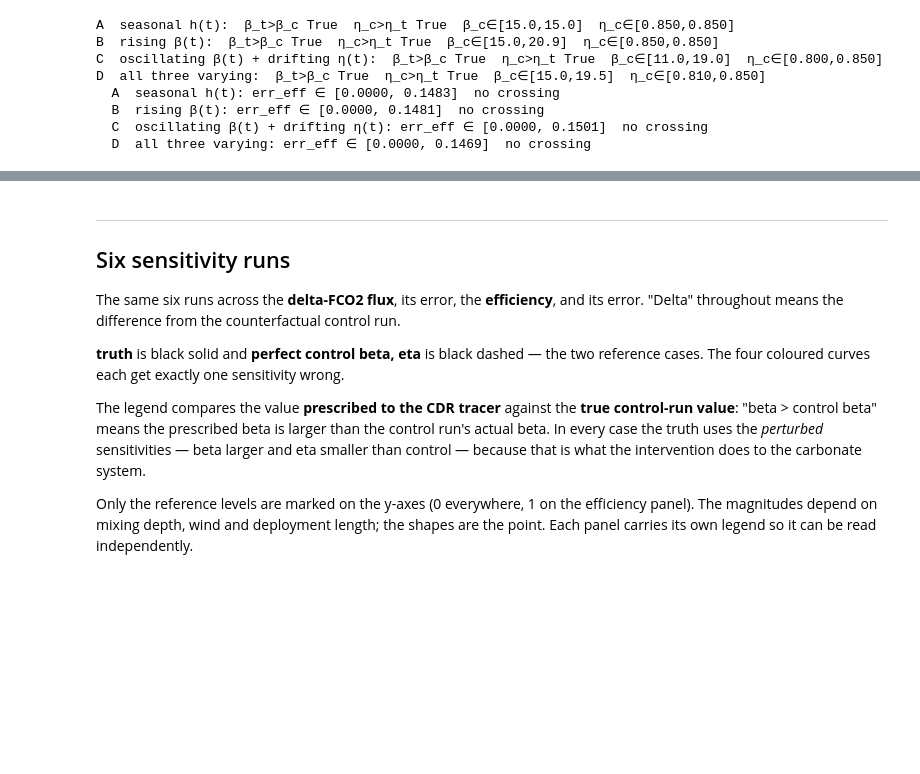
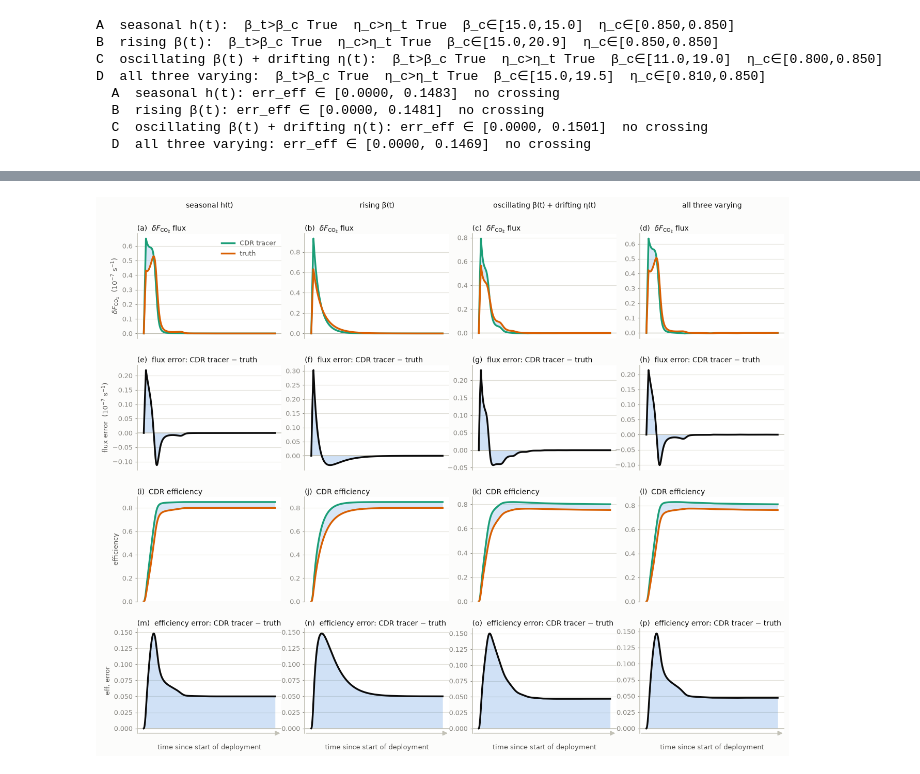
Before and after one commit to NoraLoose/CDR-Tracer-Paper, a Jupyter notebook: cesm/efficiency_box_model.ipynb, the cells around one changed output, grey strips where cells are left out. Cells and saved outputs as stored; diff of their text form; code cells hidden in the pictures; blank space fills up the shorter version.

```diff
--- a/cesm/efficiency_box_model.ipynb
+++ b/cesm/efficiency_box_model.ipynb
@@ -515,53 +516,33 @@ for col, (title, cv) in enumerate(zip(case_labels, case_curves)):
         elif row == 1: # ── flux error ─────────────────────────────────────────
             ax.fill_between(td, 0, fe, alpha=0.22, color=CDR, lw=0, zorder=2)
             ax.plot(td, fe, color=INK, lw=2.5, zorder=4)
             ax.axhline(0, color=AXIS, lw=1.2, zorder=3)
 
         elif row == 2: # ── efficiency ─────────────────────────────────────────
             ax.plot(td, C_c, color=C_COL, lw=2.5, zorder=4)
             ax.plot(td, C_t, color=T_COL, lw=2.5, zorder=4)
             ax.fill_between(td, C_t, C_c,
                             where=C_c >= C_t, alpha=0.18, color=CDR, lw=0, zorder=2)
             ax.set_ylim(0, None)
 
         else:          # ── efficiency error ───────────────────────────────────
             ax.fill_between(td, 0, ee, alpha=0.22, color=CDR, lw=0, zorder=2)
             ax.plot(td, ee, color=INK, lw=2.5, zorder=4)
             ax.axhline(0, color=AXIS, lw=1.2, zorder=3)
 
         if col == 0:
             ax.set_ylabel(ROW_YLABS[row], color=INK2, fontsize=9.5)
 
 # ── column headers above first row ────────────────────────────────────────────
 col_titles = [t.split('  ', 1)[1] for t, _ in CASES]   # strip "A  " prefix
 for col, col_title in enumerate(col_titles):
     axs[0, col].annotate(col_title,
                          xy=(0.5, 1.0), xycoords='axes fraction',
                          xytext=(0, 34), textcoords='offset points',
                          ha='center', va='bottom', color=INK, fontsize=10,
                          annotation_clip=False)
 
-fig.suptitle(
-    r"Time-varying $\beta(t)$, $\eta(t)$, $h(t)$: "
-    r"$C_\mathrm{CDR} \geq C_\mathrm{truth}$ whenever $\beta_c(t) < \beta_t(t)$ "
-    r"and $\eta_c(t) > \eta_t(t)$",
-    x=0.085, ha='left', color=INK, fontsize=11, fontweight='bold')
+fig.savefig("figures/box_model_time_varying_results.png", dpi=300, bbox_inches="tight")
 plt.show()
+# %% [output]
+[figure, added]
-# %% [markdown]
----
-## Six sensitivity runs
-
-The same six runs across the **delta-FCO2 flux**, its error, the **efficiency**, and its error.
-"Delta" throughout means the difference from the counterfactual control run.
-
-**truth** is black solid and **perfect control beta, eta** is black dashed — the two reference
-cases.  The four coloured curves each get exactly one sensitivity wrong.
-
-The legend compares the value **prescribed to the CDR tracer** against the **true control-run
-value**: "beta > control beta" means the prescribed beta is larger than the control run's actual
-beta.  In every case the truth uses the *perturbed* sensitivities — beta larger and eta smaller
-than control — because that is what the intervention does to the carbonate system.
-
-Only the reference levels are marked on the y-axes (0 everywhere, 1 on the efficiency panel).
-The magnitudes depend on mixing depth, wind and deployment length; the shapes are the point.
-Each panel carries its own legend so it can be read independently.
```
Also changed, not shown: parts of 3 cells of this notebook.
